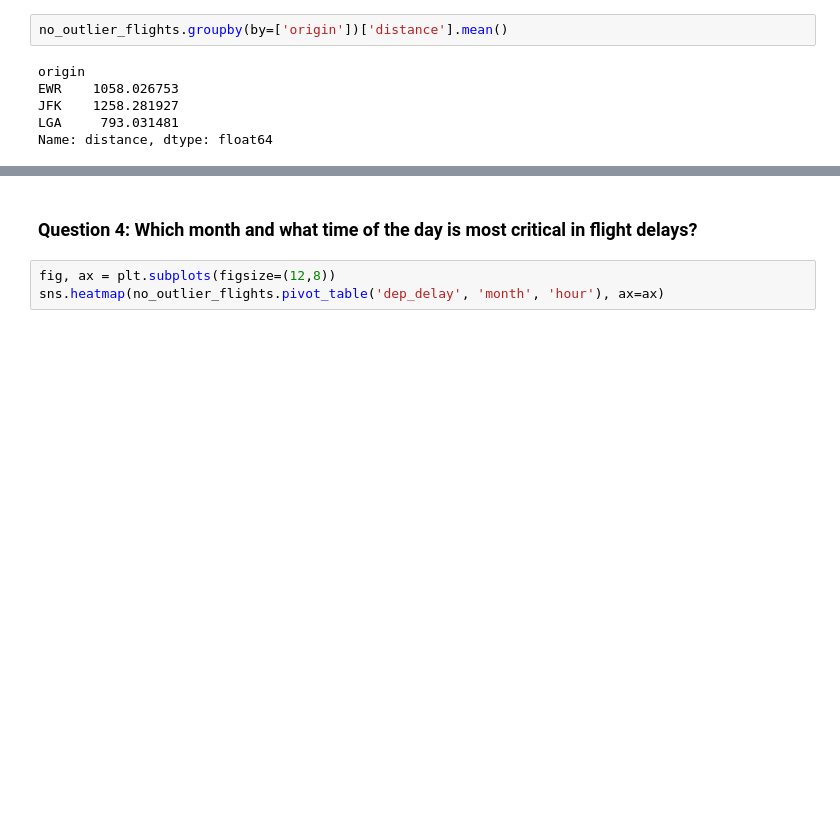
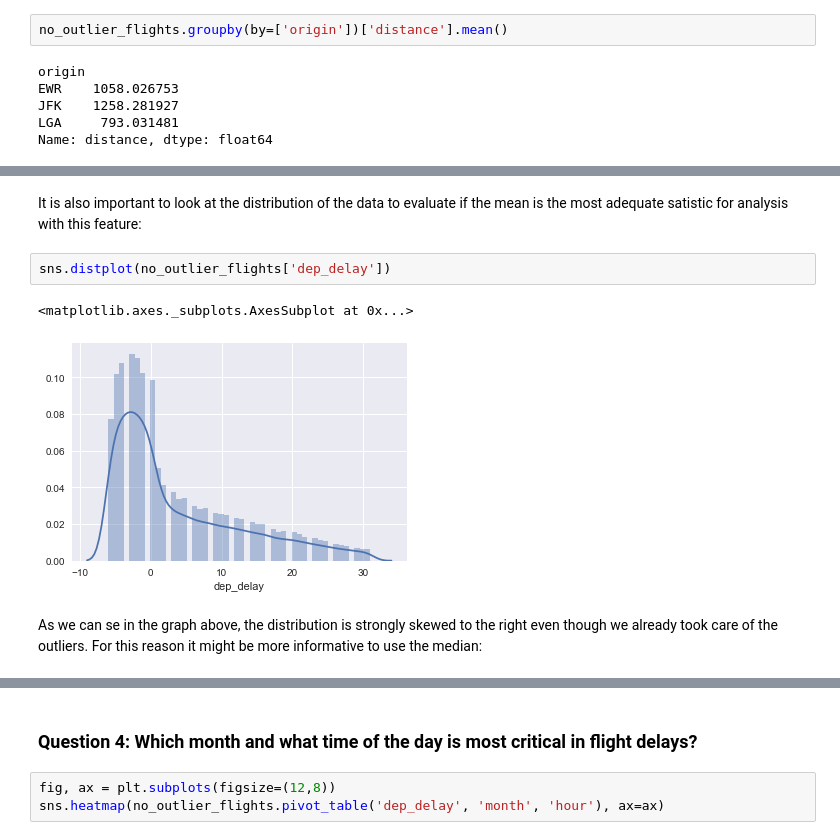
Before and after one commit to shiv-konar/Foundation-Project, a Jupyter notebook: Kalle/Project.ipynb, the cells around one changed output, grey strips where cells are left out. Saved outputs shown, nothing was run; the diff lists cells and outputs as text; blank space fills up the shorter version.

```diff
--- a/Kalle/Project.ipynb
+++ b/Kalle/Project.ipynb
@@ -264,0 +266,9 @@ sns.barplot(x='dest_state', y='dep_delay', data=no_outlier_flights, estimator=np
+# %% [markdown]
+It is also important to look at the distribution of the data to evaluate if the mean is the most adequate satistic for analysis with this feature:
+# %%
+sns.distplot(no_outlier_flights['dep_delay'])
+# %% [output]
+<matplotlib.axes._subplots.AxesSubplot at 0x...>
+[figure, added]
+# %% [markdown]
+As we can se in the graph above, the distribution is strongly skewed to the right even though we already took care of the outliers. For this reason it might be more informative to use the median:
```
Also changed, not shown: parts of 27 cells of this notebook, 3 other files.
